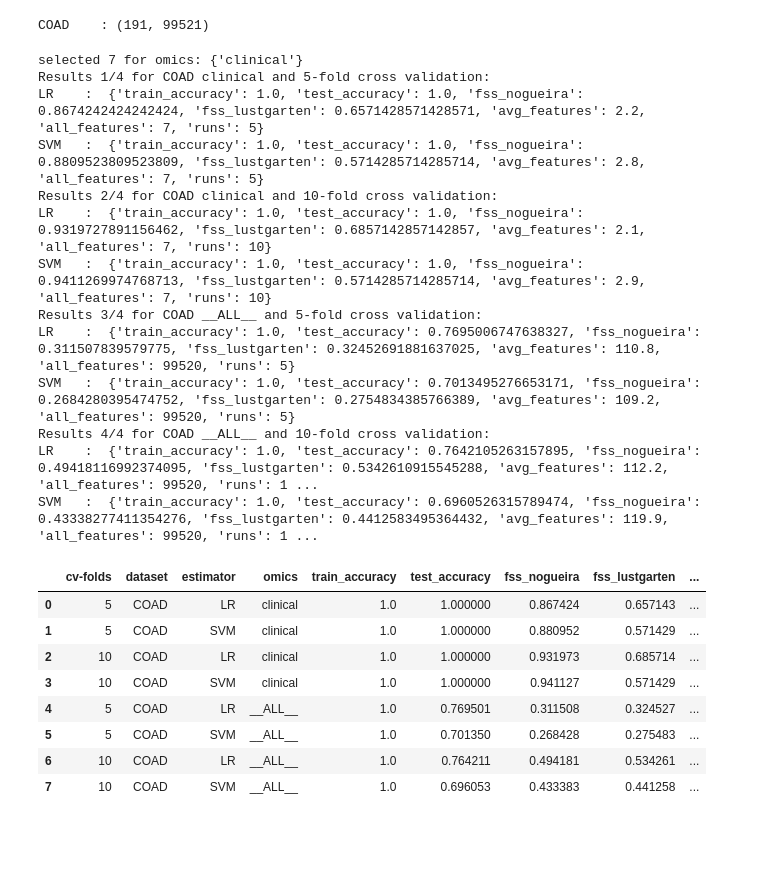
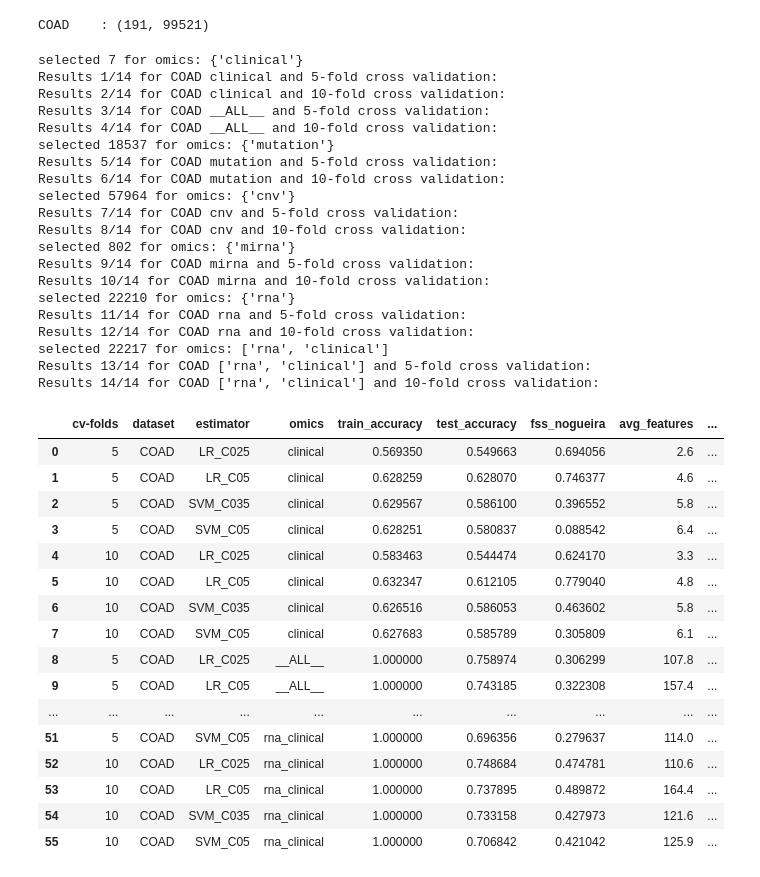
Before and after one commit to tlukaszuk/feature-selection-stability-on-multi-omics-data, a Jupyter notebook: experiment_2.ipynb, the cells around one changed output. Saved outputs shown, nothing was run; the diff lists cells and outputs as text; code cells hidden in the pictures; blank space fills up the shorter version.

```diff
--- a/experiment_2.ipynb
+++ b/experiment_2.ipynb
@@ -23,8 +23,10 @@ from statistics import mean
 from functools import reduce
 
 estimators = {
-    "LR": LogisticRegression(C=0.25, penalty='l1', solver='liblinear', max_iter=100000),
-    "SVM": LinearSVC(C=0.35, penalty="l1", dual=False, max_iter=100000)
+    "LR_C025": LogisticRegression(C=0.25, penalty='l1', solver='liblinear', max_iter=100000),
+    "LR_C05": LogisticRegression(C=0.5, penalty='l1', solver='liblinear', max_iter=100000),
+    "SVM_C035": LinearSVC(C=0.35, penalty="l1", dual=False, max_iter=100000),
+    "SVM_C05": LinearSVC(C=0.5, penalty="l1", dual=False, max_iter=100000)
 }
 
 selectors = {
@@ -54,13 +56,14 @@ class CVResult:
     def summary(self)->Dict[str,float]:
         results = {key:mean(values) for key, values in self.results.items()}
         results["fss_nogueira"] = StabilityMeasure.Nogueira(self.features_sets, self.n_features)
-        results["fss_lustgarten"] = StabilityMeasure.Lustgarten(self.features_sets, self.n_features)
+        #results["fss_lustgarten"] = StabilityMeasure.Lustgarten(self.features_sets, self.n_features)
         results["avg_features"] = mean([len(s) for s in self.features_sets])
         results["all_features"] = self.n_features
         results["runs"] = len(self.features_sets)
         return results
 # %%
 data = {}
+
 def append(data:Dict[str,List[float]], key:str, value:float):
     if key not in data:
         data[key] = []
@@ -78,14 +81,14 @@ def get_X(df, omics):
         omics = set([omics])
     indexes = [
         i
-        for i, name in enumerate(df.columns[1:])
+        for i, name in enumerate(df.columns)
         if name.split("_")[-1] in omics
     ]
     print(f"selected {len(indexes)} for omics: {omics}")
     return df.values[:,indexes]
 
 N_SPLITS = [5,10]
-OMICS = ["clinical", "__ALL__"] #, "mutation", "cnv", "mirna", "rna", ["rna","clinical"]]
+OMICS = ["clinical", "__ALL__", "mutation", "cnv", "mirna", "rna", ["rna","clinical"]]
 i = 0
 I =  len(datasets) * len(OMICS) * len(N_SPLITS)
 
@@ -93,7 +96,7 @@ for ds_name, df in datasets.items():
     y = df.values[:,0]
 
     for omics in OMICS:
-        X = get_X(df, omics)
+        X = get_X(df.iloc[:,1:], omics)
 
         for n_splits in N_SPLITS:
             skf = StratifiedKFold(n_splits=n_splits, shuffle=True, random_state=0)
@@ -101,52 +104,67 @@ for ds_name, df in datasets.items():
             results = { name: CVResult(X.shape[1]) for name in selectors }
             for train_index, test_index in skf.split(X, y):
                 X_train, y_train = X[train_index], y[train_index]
                 X_test, y_test = X[test_index], y[test_index]
 
                 for name, selector in selectors.items():
                     # calculate results on this split for every estimator/selector
                     result = results[name]
                     selector.fit(X_train, y_train)
                     selected_features_indexes = selector.get_support(indices=True)
                     result.add_feature_set(set(selected_features_indexes))
                     result.evaluate("train", y_train, selector.estimator_.predict(X_train))
                     result.evaluate("test", y_test, selector.estimator_.predict(X_test))
             i+=1
             print(f"Results {i}/{I} for {ds_name} {omics} and {n_splits}-fold cross validation:")
 
             for name, result in results.items():
                 r = result.summary()
-                print(f"{name:5} : ",r)
+                #print(f"{name:5} : ",r)
                 append( data, "cv-folds", n_splits)
                 append( data, "dataset", ds_name)
                 append( data, "estimator", name)
                 append( data, "omics", omics_str(omics))
                 for key, value in r.items():
                     append( data, key, value)
 
 df = pd.DataFrame(data)
 df.to_csv("results/jk.csv")
 df
 # %% [output]
 selected 7 for omics: {'clinical'}
-Results 1/4 for COAD clinical and 5-fold cross validation:
-LR    :  {'train_accuracy': 1.0, 'test_accuracy': 1.0, 'fss_nogueira': 0.8674242424242424, 'fss_lustgarten': 0.6571428571428571, 'avg_features': 2.2, 'all_features': 7, 'runs': 5}
-SVM   :  {'train_accuracy': 1.0, 'test_accuracy': 1.0, 'fss_nogueira': 0.8809523809523809, 'fss_lustgarten': 0.5714285714285714, 'avg_features': 2.8, 'all_features': 7, 'runs': 5}
-Results 2/4 for COAD clinical and 10-fold cross validation:
-LR    :  {'train_accuracy': 1.0, 'test_accuracy': 1.0, 'fss_nogueira': 0.9319727891156462, 'fss_lustgarten': 0.6857142857142857, 'avg_features': 2.1, 'all_features': 7, 'runs': 10}
-SVM   :  {'train_accuracy': 1.0, 'test_accuracy': 1.0, 'fss_nogueira': 0.9411269974768713, 'fss_lustgarten': 0.5714285714285714, 'avg_features': 2.9, 'all_features': 7, 'runs': 10}
-Results 3/4 for COAD __ALL__ and 5-fold cross validation:
-LR    :  {'train_accuracy': 1.0, 'test_accuracy': 0.7695006747638327, 'fss_nogueira': 0.311507839579775, 'fss_lustgarten': 0.32452691881637025, 'avg_features': 110.8, 'all_features': 99520, 'runs': 5}
-SVM   :  {'train_accuracy': 1.0, 'test_accuracy': 0.7013495276653171, 'fss_nogueira': 0.2684280395474752, 'fss_lustgarten': 0.2754834385766389, 'avg_features': 109.2, 'all_features': 99520, 'runs': 5}
-Results 4/4 for COAD __ALL__ and 10-fold cross validation:
-LR    :  {'train_accuracy': 1.0, 'test_accuracy': 0.7642105263157895, 'fss_nogueira': 0.49418116992374095, 'fss_lustgarten': 0.5342610915545288, 'avg_features': 112.2, 'all_features': 99520, 'runs': 1 ...
-SVM   :  {'train_accuracy': 1.0, 'test_accuracy': 0.6960526315789474, 'fss_nogueira': 0.43338277411354276, 'fss_lustgarten': 0.4412583495364432, 'avg_features': 119.9, 'all_features': 99520, 'runs': 1 ...
+Results 1/14 for COAD clinical and 5-fold cross validation:
+Results 2/14 for COAD clinical and 10-fold cross validation:
+Results 3/14 for COAD __ALL__ and 5-fold cross validation:
+Results 4/14 for COAD __ALL__ and 10-fold cross validation:
+selected 18537 for omics: {'mutation'}
+Results 5/14 for COAD mutation and 5-fold cross validation:
+Results 6/14 for COAD mutation and 10-fold cross validation:
+selected 57964 for omics: {'cnv'}
+Results 7/14 for COAD cnv and 5-fold cross validation:
+Results 8/14 for COAD cnv and 10-fold cross validation:
+selected 802 for omics: {'mirna'}
+Results 9/14 for COAD mirna and 5-fold cross validation:
+Results 10/14 for COAD mirna and 10-fold cross validation:
+selected 22210 for omics: {'rna'}
+Results 11/14 for COAD rna and 5-fold cross validation:
+Results 12/14 for COAD rna and 10-fold cross validation:
+selected 22217 for omics: ['rna', 'clinical']
+Results 13/14 for COAD ['rna', 'clinical'] and 5-fold cross validation:
+Results 14/14 for COAD ['rna', 'clinical'] and 10-fold cross validation:
-|  | cv-folds | dataset | estimator | omics | train_accuracy | test_accuracy | fss_nogueira | fss_lustgarten | ... |
-| 0 | 5 | COAD | LR | clinical | 1.0 | 1.000000 | 0.867424 | 0.657143 | ... |
-| 1 | 5 | COAD | SVM | clinical | 1.0 | 1.000000 | 0.880952 | 0.571429 | ... |
-| 2 | 10 | COAD | LR | clinical | 1.0 | 1.000000 | 0.931973 | 0.685714 | ... |
-| 3 | 10 | COAD | SVM | clinical | 1.0 | 1.000000 | 0.941127 | 0.571429 | ... |
-| 4 | 5 | COAD | LR | __ALL__ | 1.0 | 0.769501 | 0.311508 | 0.324527 | ... |
-| 5 | 5 | COAD | SVM | __ALL__ | 1.0 | 0.701350 | 0.268428 | 0.275483 | ... |
-| 6 | 10 | COAD | LR | __ALL__ | 1.0 | 0.764211 | 0.494181 | 0.534261 | ... |
-| 7 | 10 | COAD | SVM | __ALL__ | 1.0 | 0.696053 | 0.433383 | 0.441258 | ... |
+|  | cv-folds | dataset | estimator | omics | train_accuracy | test_accuracy | fss_nogueira | avg_features | ... |
+| 0 | 5 | COAD | LR_C025 | clinical | 0.569350 | 0.549663 | 0.694056 | 2.6 | ... |
+| 1 | 5 | COAD | LR_C05 | clinical | 0.628259 | 0.628070 | 0.746377 | 4.6 | ... |
+| 2 | 5 | COAD | SVM_C035 | clinical | 0.629567 | 0.586100 | 0.396552 | 5.8 | ... |
+| 3 | 5 | COAD | SVM_C05 | clinical | 0.628251 | 0.580837 | 0.088542 | 6.4 | ... |
+| 4 | 10 | COAD | LR_C025 | clinical | 0.583463 | 0.544474 | 0.624170 | 3.3 | ... |
+| 5 | 10 | COAD | LR_C05 | clinical | 0.632347 | 0.612105 | 0.779040 | 4.8 | ... |
+| 6 | 10 | COAD | SVM_C035 | clinical | 0.626516 | 0.586053 | 0.463602 | 5.8 | ... |
+| 7 | 10 | COAD | SVM_C05 | clinical | 0.627683 | 0.585789 | 0.305809 | 6.1 | ... |
+| 8 | 5 | COAD | LR_C025 | __ALL__ | 1.000000 | 0.758974 | 0.306299 | 107.8 | ... |
+| 9 | 5 | COAD | LR_C05 | __ALL__ | 1.000000 | 0.743185 | 0.322308 | 157.4 | ... |
+| ... | ... | ... | ... | ... | ... | ... | ... | ... | ... |
+| 51 | 5 | COAD | SVM_C05 | rna_clinical | 1.000000 | 0.696356 | 0.279637 | 114.0 | ... |
+| 52 | 10 | COAD | LR_C025 | rna_clinical | 1.000000 | 0.748684 | 0.474781 | 110.6 | ... |
+| 53 | 10 | COAD | LR_C05 | rna_clinical | 1.000000 | 0.737895 | 0.489872 | 164.4 | ... |
+| 54 | 10 | COAD | SVM_C035 | rna_clinical | 1.000000 | 0.733158 | 0.427973 | 121.6 | ... |
+| 55 | 10 | COAD | SVM_C05 | rna_clinical | 1.000000 | 0.706842 | 0.421042 | 125.9 | ... |
```
Also changed, not shown: parts of 1 cell of this notebook, 1 other file.
